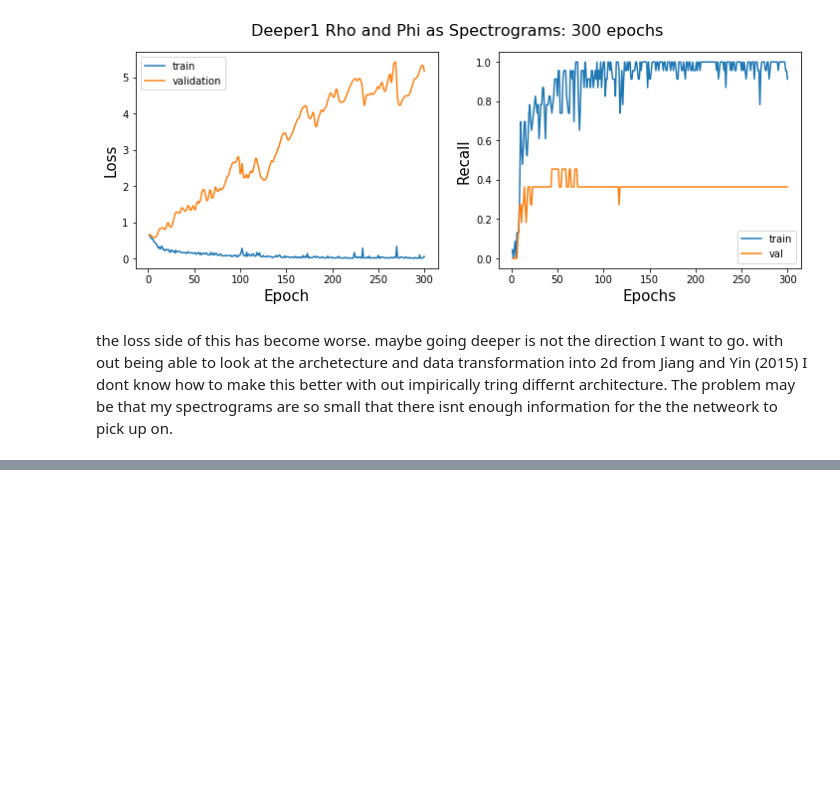
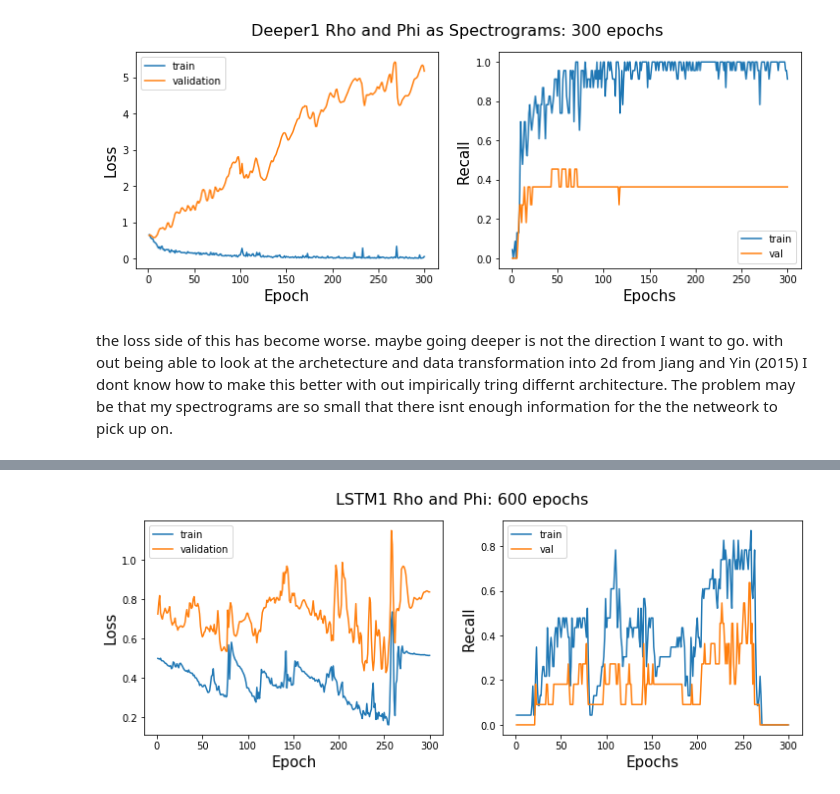
Before and after one commit to Iguanacolossus/Capstone3-TBA, a Jupyter notebook: notebooks/HAR-classification.ipynb, the cells around one changed output, grey strips where cells are left out. Saved outputs shown, nothing was run; the diff lists cells and outputs as text; code cells hidden in the pictures; blank space fills up the shorter version.

```diff
--- a/notebooks/HAR-classification.ipynb
+++ b/notebooks/HAR-classification.ipynb
@@ -656,0 +697,2 @@ the loss side of this has become worse. maybe going deeper is not the direction
+# %%
+LSTM1_hist2 = model_LSTM1.fit(X_train_rhophi,y_train_rhophi, epochs=300, validation_data=(X_vali_rhophi,y_vali_rhophi))
@@ -656,0 +717,4 @@ the loss side of this has become worse. maybe going deeper is not the direction
+# %%
+lr_plot(LSTM1_hist2,'LSTM1 Rho and Phi: 600 epochs','LSTM1_600epochs.png')
+# %% [output]
+[figure, added]
```
Also changed, not shown: parts of 52 cells of this notebook, 37 other files.
